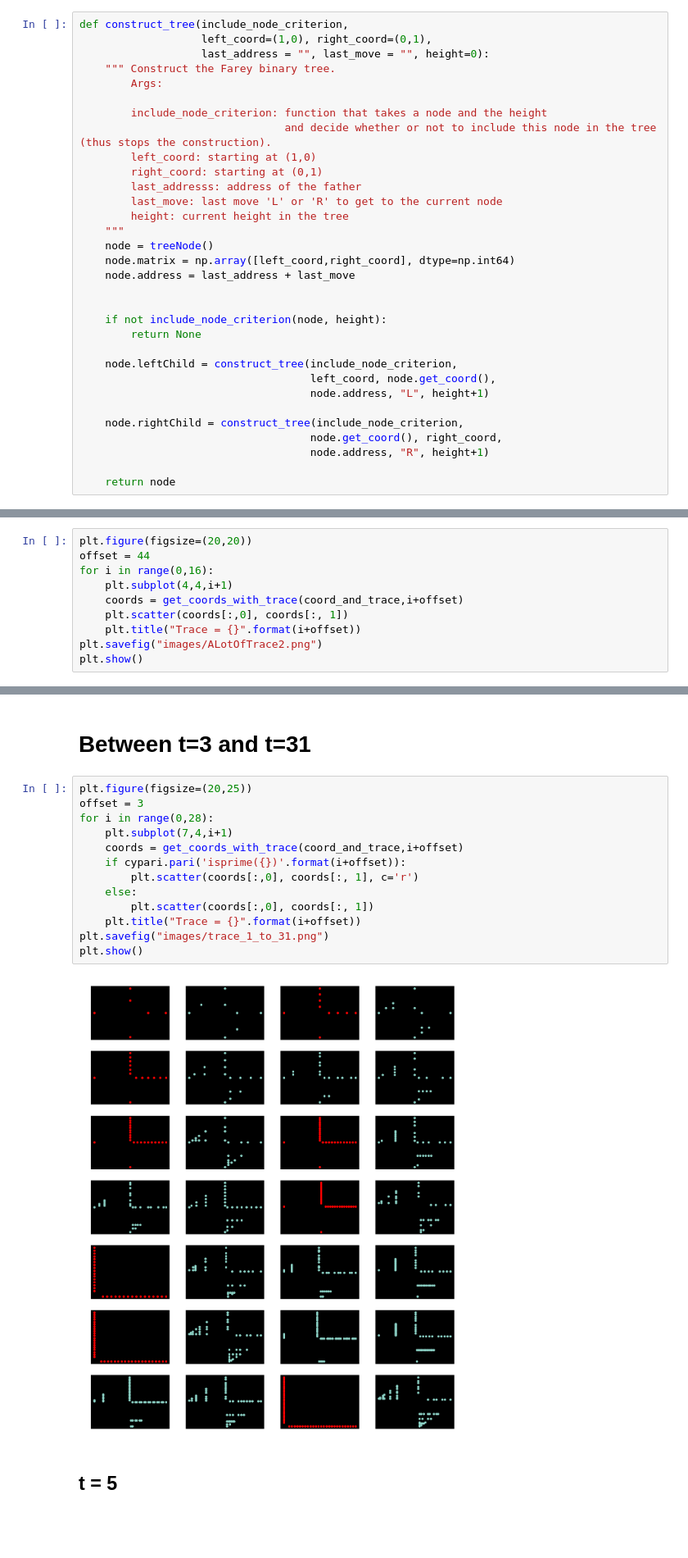
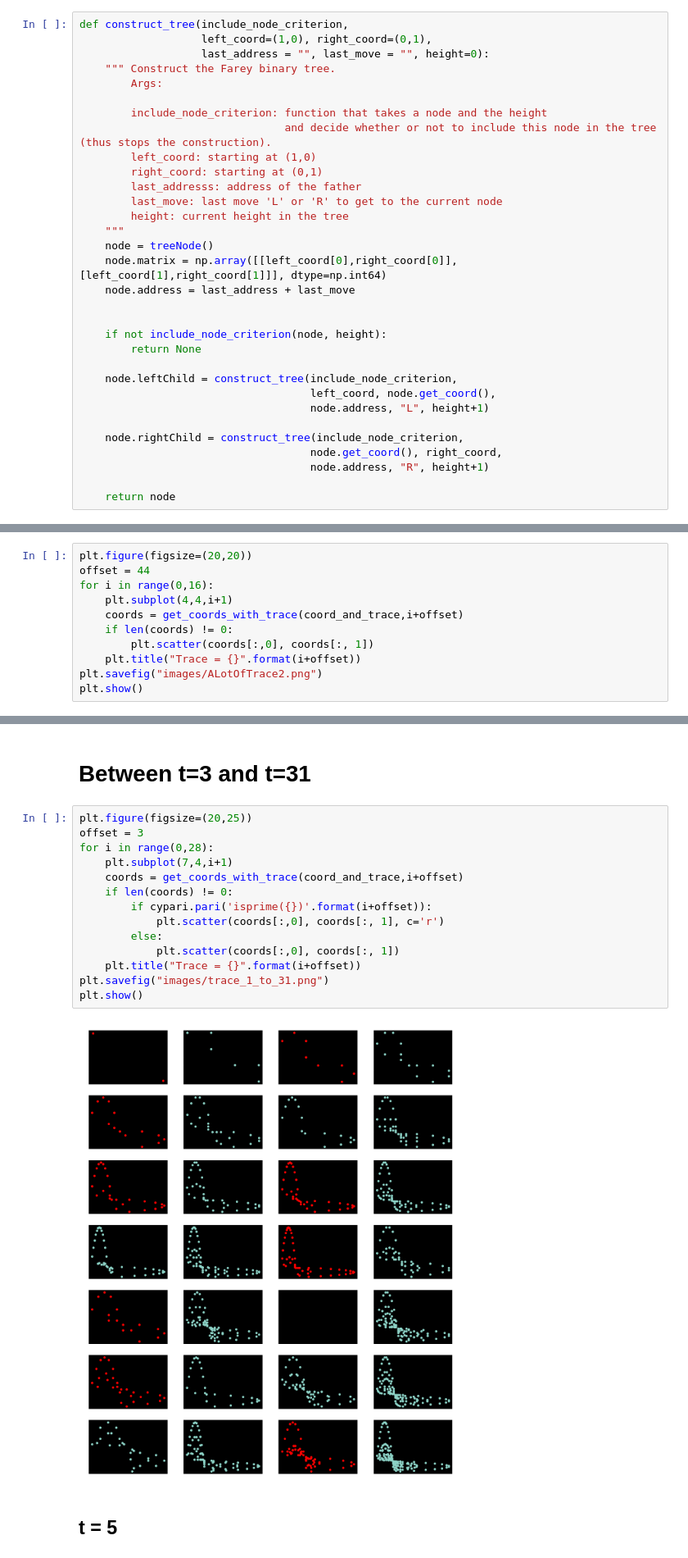
Before and after one commit to tcosmo/groupeModulaire, a Jupyter notebook: Visu.ipynb, the cells around one changed output, grey strips where cells are left out. Shown at 82% size. Cells and saved outputs as stored; diff of their text form; blank space fills up the shorter version.

```diff
--- a/Visu.ipynb
+++ b/Visu.ipynb
@@ -81,7 +81,7 @@ def construct_tree(include_node_criterion,
         height: current height in the tree
     """
     node = treeNode()
-    node.matrix = np.array([left_coord,right_coord], dtype=np.int64)
+    node.matrix = np.array([[left_coord[0],right_coord[0]], [left_coord[1],right_coord[1]]], dtype=np.int64)
     node.address = last_address + last_move
 
 
@@ -152,7 +152,8 @@ offset = 44
 for i in range(0,16):
     plt.subplot(4,4,i+1)
     coords = get_coords_with_trace(coord_and_trace,i+offset)
-    plt.scatter(coords[:,0], coords[:, 1])
+    if len(coords) != 0:
+        plt.scatter(coords[:,0], coords[:, 1])
     plt.title("Trace = {}".format(i+offset))
 plt.savefig("images/ALotOfTrace2.png")
 plt.show()
@@ -163,18 +164,19 @@ plt.show()
 # %%
 plt.figure(figsize=(20,25))
 offset = 3
 for i in range(0,28):
     plt.subplot(7,4,i+1)
     coords = get_coords_with_trace(coord_and_trace,i+offset)
-    if cypari.pari('isprime({})'.format(i+offset)):
-        plt.scatter(coords[:,0], coords[:, 1], c='r')
-    else:
-        plt.scatter(coords[:,0], coords[:, 1])
+    if len(coords) != 0:
+        if cypari.pari('isprime({})'.format(i+offset)):
+            plt.scatter(coords[:,0], coords[:, 1], c='r')
+        else:
+            plt.scatter(coords[:,0], coords[:, 1])
     plt.title("Trace = {}".format(i+offset))
 plt.savefig("images/trace_1_to_31.png")
 plt.show()
 # %% [output]
-[figure, old version]
+[figure, new version]
 # %% [markdown]
 ## t = 5
 # %%
```
Also changed, not shown: parts of 13 cells of this notebook, 9 other files.
